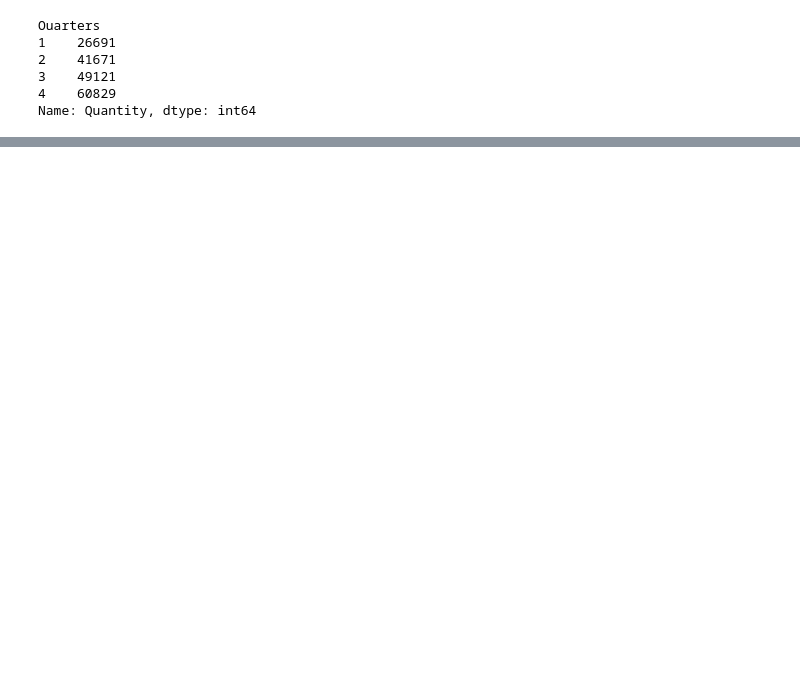
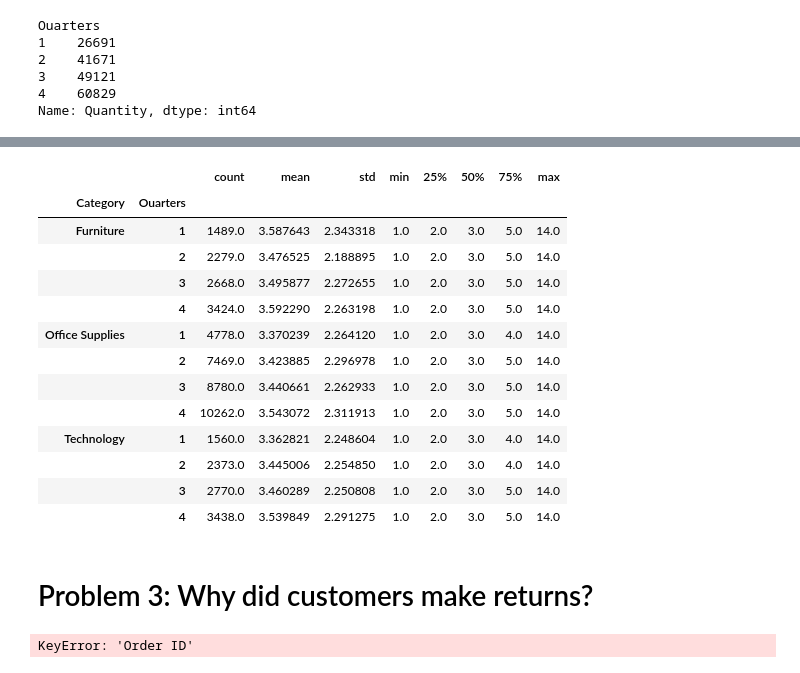
Before and after one commit to TheAidanAu/ML_Lab, a Jupyter notebook: AIDAN/ML_Lab_EDA_AIDAN.ipynb, the cells around one changed output, grey strips where cells are left out. Saved outputs shown, nothing was run; the diff lists cells and outputs as text; code cells hidden in the pictures; blank space fills up the shorter version.

```diff
--- a/AIDAN/ML_Lab_EDA_AIDAN.ipynb
+++ b/AIDAN/ML_Lab_EDA_AIDAN.ipynb
@@ -205,0 +227,25 @@ ValueError: No axis named Ouarters for object type DataFrame
+# %%
+df_orders.groupby(["Category","Ouarters"]).Quantity.describe()
+# %% [output]
+|  |  | count | mean | std | min | 25% | 50% | 75% | max |
+| Category | Ouarters |  |  |  |  |  |  |  |  |
+| Furniture | 1 | 1489.0 | 3.587643 | 2.343318 | 1.0 | 2.0 | 3.0 | 5.0 | 14.0 |
+|  | 2 | 2279.0 | 3.476525 | 2.188895 | 1.0 | 2.0 | 3.0 | 5.0 | 14.0 |
+|  | 3 | 2668.0 | 3.495877 | 2.272655 | 1.0 | 2.0 | 3.0 | 5.0 | 14.0 |
+|  | 4 | 3424.0 | 3.592290 | 2.263198 | 1.0 | 2.0 | 3.0 | 5.0 | 14.0 |
+| Office Supplies | 1 | 4778.0 | 3.370239 | 2.264120 | 1.0 | 2.0 | 3.0 | 4.0 | 14.0 |
+|  | 2 | 7469.0 | 3.423885 | 2.296978 | 1.0 | 2.0 | 3.0 | 5.0 | 14.0 |
+|  | 3 | 8780.0 | 3.440661 | 2.262933 | 1.0 | 2.0 | 3.0 | 5.0 | 14.0 |
+|  | 4 | 10262.0 | 3.543072 | 2.311913 | 1.0 | 2.0 | 3.0 | 5.0 | 14.0 |
+| Technology | 1 | 1560.0 | 3.362821 | 2.248604 | 1.0 | 2.0 | 3.0 | 4.0 | 14.0 |
+|  | 2 | 2373.0 | 3.445006 | 2.254850 | 1.0 | 2.0 | 3.0 | 4.0 | 14.0 |
+|  | 3 | 2770.0 | 3.460289 | 2.250808 | 1.0 | 2.0 | 3.0 | 5.0 | 14.0 |
+|  | 4 | 3438.0 | 3.539849 | 2.291275 | 1.0 | 2.0 | 3.0 | 5.0 | 14.0 |
+# %% [markdown]
+# Problem 3: Why did customers make returns?
+# %%
+df_returns['Order.ID'] = df_returns['Order ID']
+df_returns.drop(columns='Order ID', inplace=True)
+df_total = pd.merge(df_orders, df_returns, on=['Order.ID','Region'])
+# %% [output]
+KeyError: 'Order ID'
```
Also changed, not shown: parts of 13 cells of this notebook.
